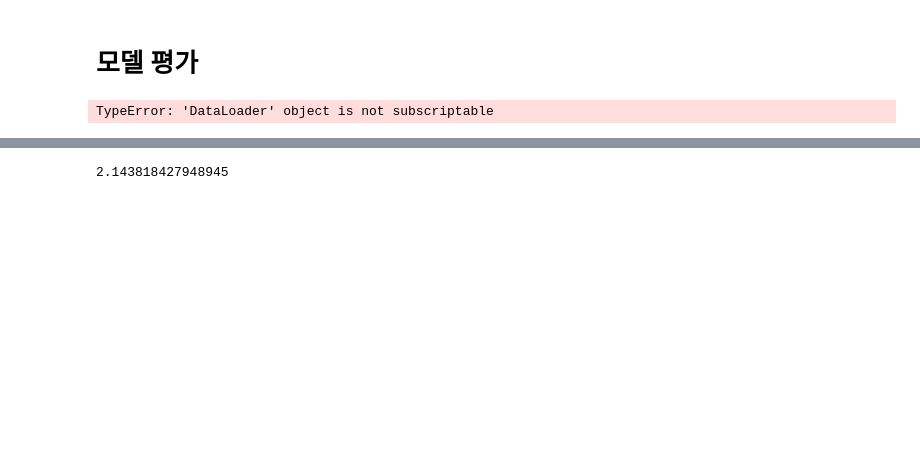
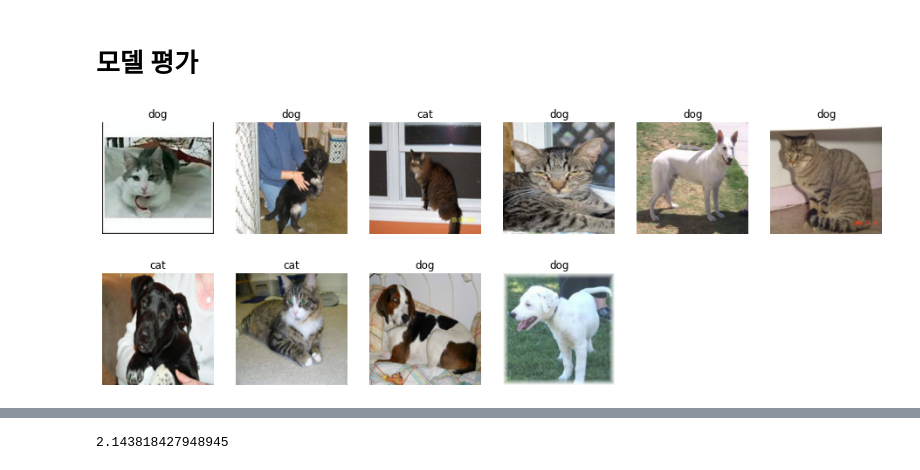
Before and after one commit to LeeTaeHoon97/cat_dog_lecture, a Jupyter notebook: main.ipynb, the cells around one changed output, grey strips where cells are left out. Saved outputs shown, nothing was run; the diff lists cells and outputs as text; code cells hidden in the pictures; blank space fills up the shorter version.

```diff
--- a/main.ipynb
+++ b/main.ipynb
@@ -189,19 +123,35 @@ plt.show()
 # %% [markdown]
 # 모델 평가
 # %%
-test_loss=0
-for batch, testset in  (enumerate(test_loader)):
-    with torch.no_grad():
-        model.eval()
-        test_x,test_y=test_loader[batch]
-        print(test_x.shape, test_y.shape)
-        test_x=test_x.to(device)
-        test_y=test_y.to(device)
-        pred=model(test_x)
+# test_loss=0
+# for batch, testset in  (enumerate(test_loader)):
+#     with torch.no_grad():
+#         model.eval()
+#         test_x,test_y=testset
+#         print(test_x.shape, test_y.shape)
+#         test_x=test_x.to(device)
+#         test_y=test_y.to(device)
+#         pred=model(test_x)
 
-        print(pred)
-        loss = cost(pred,test_y)
-    test_loss+=loss.item()
-print(f'test Loss: {train_loss/len(train_dataset)}')
+#         print(pred)
-# %% [output]
-TypeError: 'DataLoader' object is not subscriptable
+# %%
+samples, labels = iter(test_loader).next()
+samples=samples
+
+model.cpu()
+model.eval()
+pred=model(samples)
+classes = ["cat","dog"]
+acc=0
+fig = plt.figure(figsize=(16,24))
+for i in range(10):
+    if np.argmax(model(samples)[i].detach().numpy()) == labels[i]:
+        acc+=1
+    a = fig.add_subplot(4,6,i+1)
+    a.set_title(classes[np.argmax(model(samples)[i].detach().numpy())])
+    a.axis('off')
+    a.imshow(np.transpose(samples[i].detach().numpy(), (1,2,0)))
+plt.subplots_adjust(bottom=0.2, top=0.6, hspace=0)
+print(acc)
+# %% [output]
+[figure, added]
```
Also changed, not shown: parts of 24 cells of this notebook, 2 other files.
